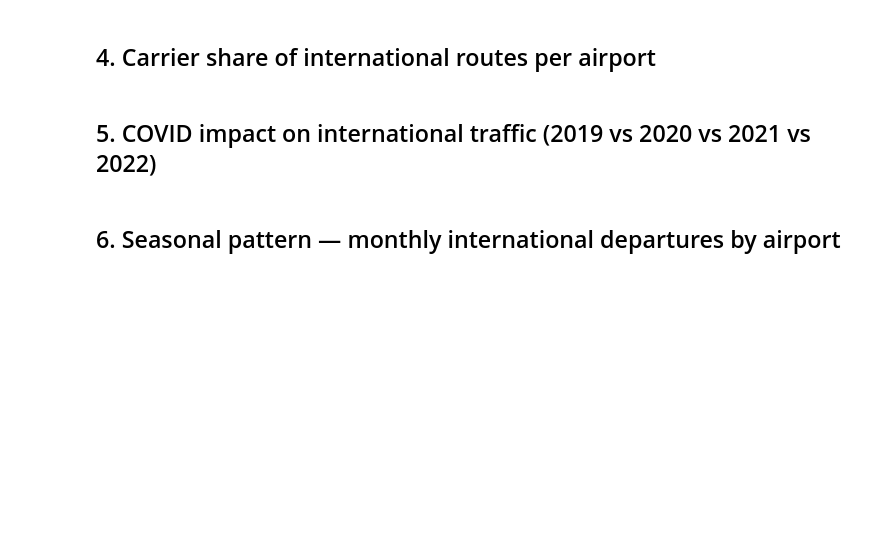
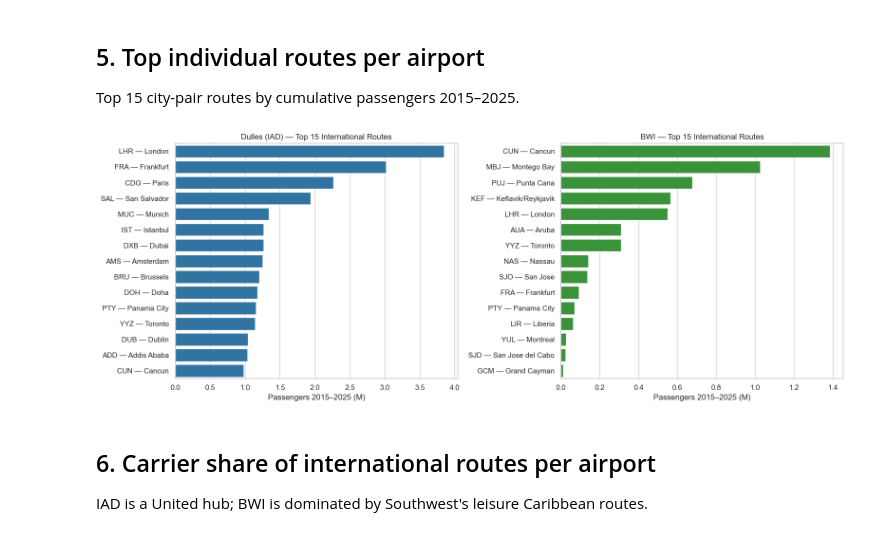
Before and after one commit to kibbbles/three-airports, a Jupyter notebook: notebooks/03_eda_t100.ipynb, the cells around one changed output. Cells and saved outputs as stored; diff of their text form; code cells hidden in the pictures; blank space fills up the shorter version.

```diff
--- a/notebooks/03_eda_t100.ipynb
+++ b/notebooks/03_eda_t100.ipynb
@@ -29,0 +188,21 @@ print(df.shape, df.dtypes)
+# %%
+TOP_N = 12
+
+fig, axes = plt.subplots(1, 3, figsize=(16, 5), sharey=False)
+
+for ax, airport in zip(axes, AIRPORTS):
+    sub = outbound[outbound['ORIGIN'] == airport]
+    top = (
+        sub.groupby('DEST_COUNTRY_NAME')['PASSENGERS']
+        .sum()
+        .sort_values(ascending=False)
+        .head(TOP_N)
+    )
+    sns.barplot(x=top.values / 1e6, y=top.index, ax=ax, color=COLORS[airport])
+    ax.set_title(AIRPORT_NAMES[airport])
+    ax.set_xlabel('Passengers 2015–2025 (M)')
+    ax.set_ylabel('')
+
+fig.suptitle('Top Destination Countries by Airport (scheduled, outbound)', fontsize=13, y=1.01)
+plt.tight_layout()
+plt.show()
@@ -30,6 +211,31 @@ print(df.shape, df.dtypes)
+# %% [markdown]
+## 5. Top individual routes per airport
+
+Top 15 city-pair routes by cumulative passengers 2015–2025.
+# %%
+fig, axes = plt.subplots(1, 2, figsize=(16, 6))
+
+for ax, airport in zip(axes, ['IAD', 'BWI']):
+    sub = outbound[outbound['ORIGIN'] == airport]
+    top = (
+        sub.groupby('DEST')['PASSENGERS']
+        .sum()
+        .sort_values(ascending=False)
+        .head(15)
+    )
+    # Annotate with city name
+    city_map = sub.groupby('DEST')['DEST_CITY_NAME'].first()
+    labels = [f"{dest} — {city_map.get(dest, dest).split(',')[0]}" for dest in top.index]
+    sns.barplot(x=top.values / 1e6, y=labels, ax=ax, color=COLORS[airport])
+    ax.set_title(f'{AIRPORT_NAMES[airport]} — Top 15 International Routes')
+    ax.set_xlabel('Passengers 2015–2025 (M)')
+    ax.set_ylabel('')
+
+plt.tight_layout()
+plt.show()
+# %% [output]
+[figure, added]
 # %% [markdown]
-## 4. Carrier share of international routes per airport
+## 6. Carrier share of international routes per airport
+
+IAD is a United hub; BWI is dominated by Southwest's leisure Caribbean routes.
-# %% [markdown]
-## 5. COVID impact on international traffic (2019 vs 2020 vs 2021 vs 2022)
-# %% [markdown]
-## 6. Seasonal pattern — monthly international departures by airport
```
Also changed, not shown: parts of 21 cells of this notebook.
